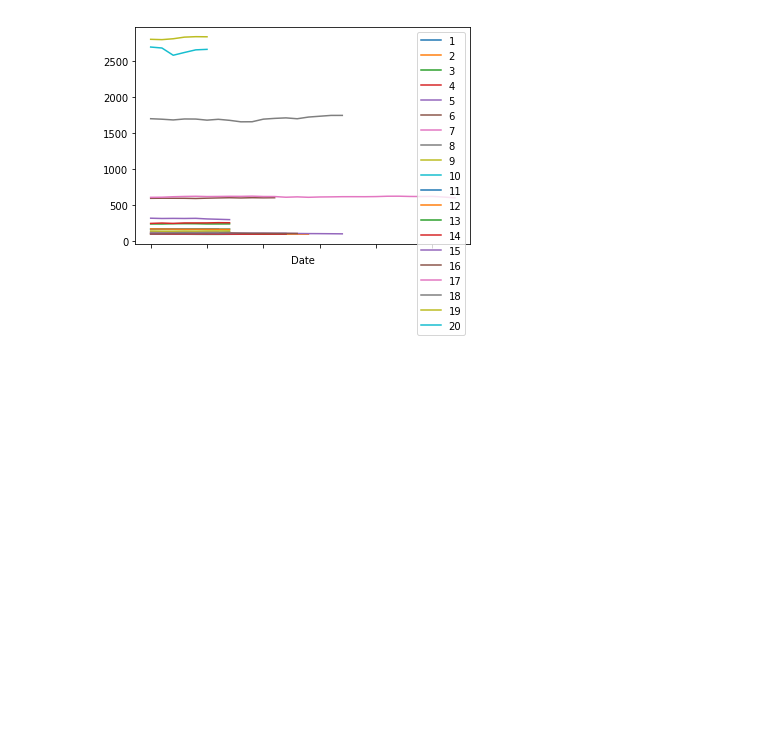
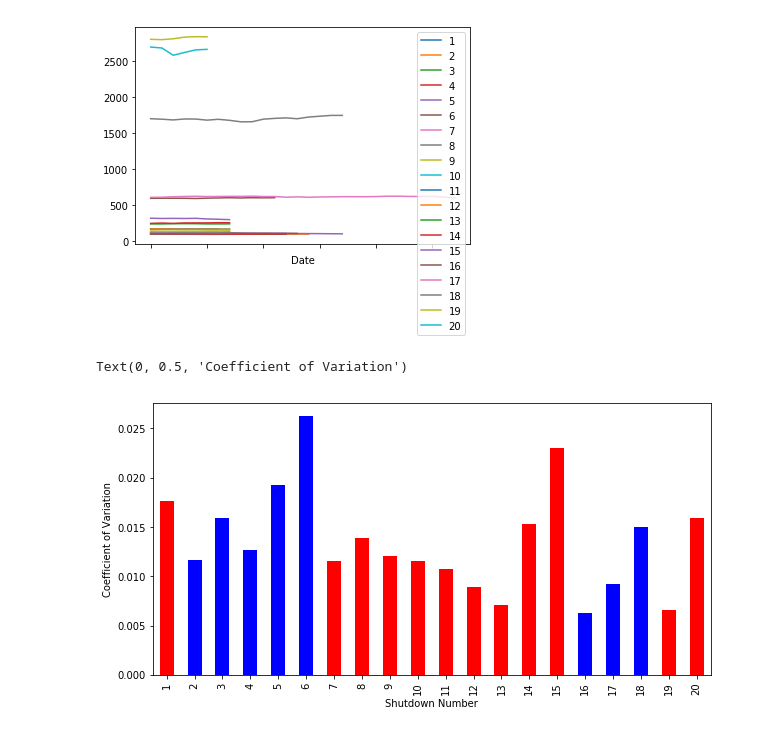
Before and after one commit to amritperera/Data-Bootcamp-Project-1, a Jupyter notebook: Code/stock_price_testing_(Amrit).ipynb, the cells around one changed output. Cells and saved outputs as stored; diff of their text form; code cells hidden in the pictures; blank space fills up the shorter version.

Commit message:
variation analysis

```diff
--- a/Code/stock_price_testing_(Amrit).ipynb
+++ b/Code/stock_price_testing_(Amrit).ipynb
@@ -132,3 +132,18 @@ grouped_shutdown_prices = stock_prices_clean.groupby("Shutdown Number")
 grouped_plot = stock_prices_clean.groupby('Shutdown Number')['Close'].plot(legend=True)
 # %% [output]
 [figure]
+# %%
+## coefficient of variation
+co_var = grouped_shutdown_prices.std()/grouped_shutdown_prices.mean()
+# %%
+colors = []
+for x in shutdown_df["pres_party_in_power"]:
+    if x == "R":
+        colors.append("r")
+    elif x == "D":
+        colors.append("b")
+co_var["Close"].plot(kind="bar",figsize=(10, 5), color= colors)
+plt.ylabel("Coefficient of Variation")
+# %% [output]
+Text(0, 0.5, 'Coefficient of Variation')
+[figure, added]
```
Also changed, not shown: parts of 1 cell of this notebook.
